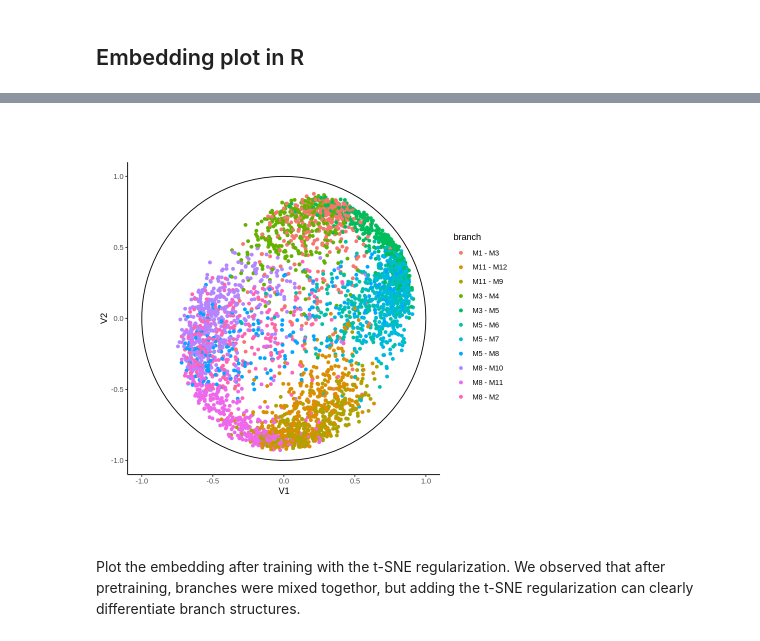
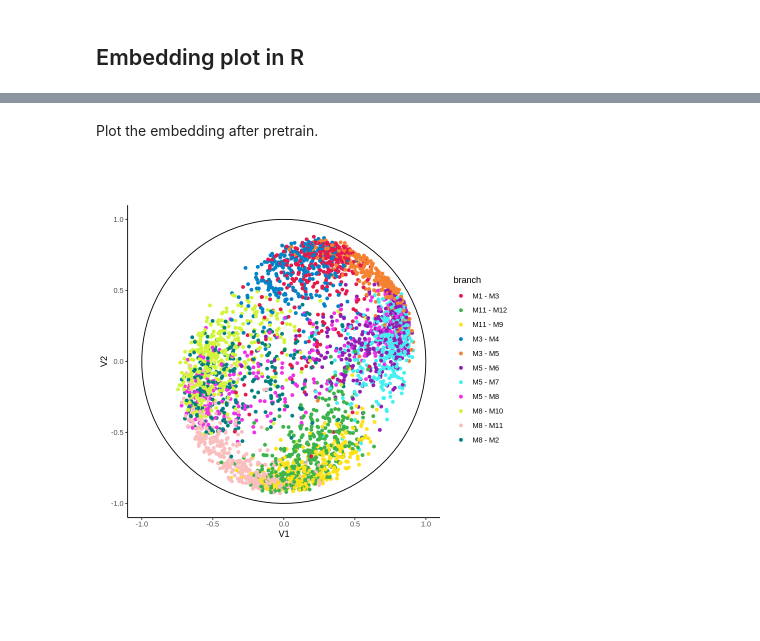
Before and after one commit to ttgump/scDHMap, a Jupyter notebook: Tutorial.ipynb, the cells around one changed output, grey strips where cells are left out. Drawn from its saved outputs; the diff is of its cells as text; code cells hidden in the pictures; blank space fills up the shorter version.

```diff
--- a/Tutorial.ipynb
+++ b/Tutorial.ipynb
@@ -231,3 +229,5 @@ Plot the embedding after pretrain.
+# %% [markdown]
+Plot the embedding after pretrain.
 # %%
 rm(list = ls())
 library(ggplot2)
@@ -239,17 +239,15 @@ colorvector <- c("#e6194b", "#3cb44b", "#ffe119", "#0082c8",
                  "#f58231", "#911eb4", "#46f0f0", "#f032e6",
                  "#d2f53c", "#fabebe", "#008080", "#e6beff",
                  "#aa6e28", "#fffac8", "#800000", "#aaffc3")
-# %%
-'''
-Draw pretrain embedding
-'''
-latent <- read.table("ae_latent.txt", sep=",")
-dat <- data.frame(latent, branch=paste(progressions$from, progressions$to, sep=" - "))
-ggplot(dat, aes(x=V1, y=V2, color=branch)) + geom_point() +
-        annotate("path", x=0+1*cos(seq(0,2*pi,length.out=100)),
-                  y=0+1*sin(seq(0,2*pi,length.out=100))) +
-        theme_classic() + coord_fixed(ratio = 1)
-# %% [output]
-[figure, removed]
-# %% [markdown]
-Plot the embedding after training with the t-SNE regularization. We observed that after pretraining, branches were mixed togethor, but adding the t-SNE regularization can clearly differentiate branch structures.
+# %%
+###########################
+# Draw pretrain embedding
+###########################
+latent <- read.table("ae_latent.txt", sep=",")
+dat <- data.frame(latent, branch=paste(progressions$from, progressions$to, sep=" - "))
+ggplot(dat, aes(x=V1, y=V2, color=branch)) + geom_point() +
+        annotate("path", x=0+1*cos(seq(0,2*pi,length.out=100)),
+                  y=0+1*sin(seq(0,2*pi,length.out=100))) +
+        theme_classic() + coord_fixed(ratio = 1) + scale_color_manual(values=colorvector)
+# %% [output]
+[figure, added]
```
Also changed, not shown: parts of 15 cells of this notebook.
